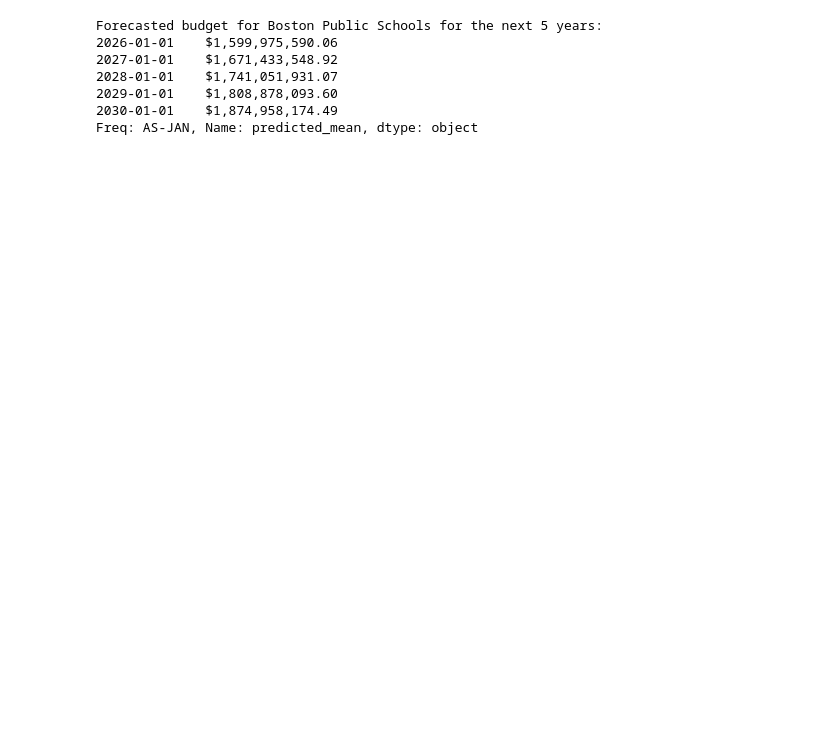
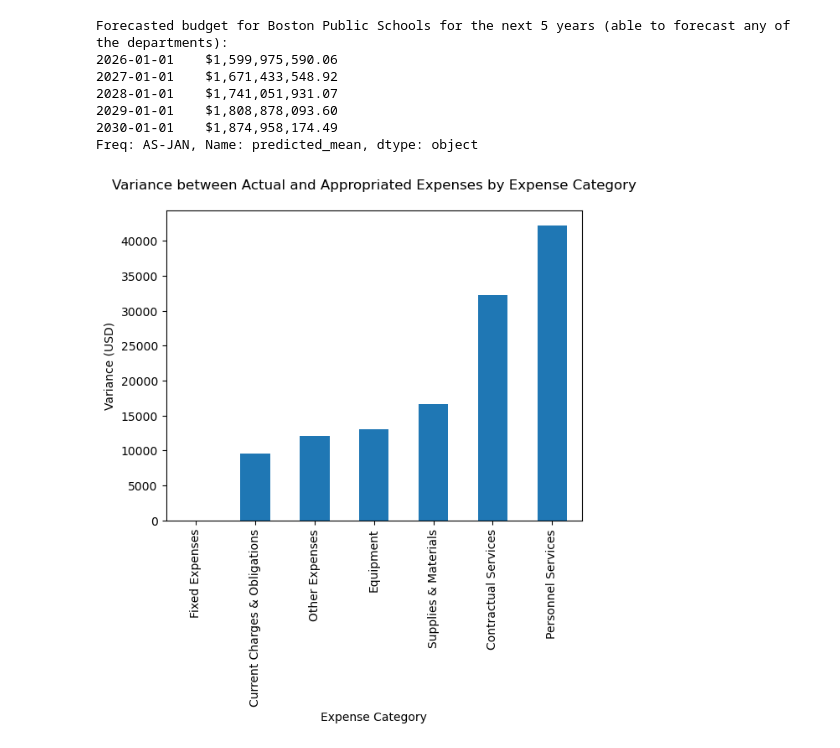
Before and after one commit to arionct/Boston-City-Budget, a Jupyter notebook: modeling.ipynb, the cells around one changed output. Cells and saved outputs as stored; diff of their text form; code cells hidden in the pictures; blank space fills up the shorter version.

Commit message:
added variance analysis

```diff
--- a/modeling.ipynb
+++ b/modeling.ipynb
@@ -31,13 +36,24 @@ forecast = model_fit.forecast(steps=5)
 # Convert scientific notation to float and add dollar sign + commas
 forecast = forecast.apply(lambda x: f'${x:,.2f}')
 
-print(f"Forecasted budget for {dept} for the next 5 years:")
-print(forecast, "\n")
+print(f"Forecasted budget for {dept} for the next 5 years (able to forecast any of the departments):")
+print(forecast)
 # %% [output]
-Forecasted budget for Boston Public Schools for the next 5 years:
+Forecasted budget for Boston Public Schools for the next 5 years (able to forecast any of the departments):
 2026-01-01    $1,599,975,590.06
 2027-01-01    $1,671,433,548.92
 2028-01-01    $1,741,051,931.07
 2029-01-01    $1,808,878,093.60
 2030-01-01    $1,874,958,174.49
 Freq: AS-JAN, Name: predicted_mean, dtype: object
+# %%
+# Calculate variance
+op_budg['Variance_FY23'] = np.sqrt(op_budg['FY23 Actual Expense'] - op_budg['FY24 Appropriation'])
+variance_by_dept = op_budg.groupby('Expense Category')['Variance_FY23'].sum().sort_values()
+
+# Plot variance
+variance_by_dept.plot(kind='bar', title='Variance between Actual and Appropriated Expenses by Expense Category\n')
+plt.ylabel('Variance (USD)')
+plt.show()
+# %% [output]
+[figure, added]
```
Also changed, not shown: parts of 1 cell of this notebook.
